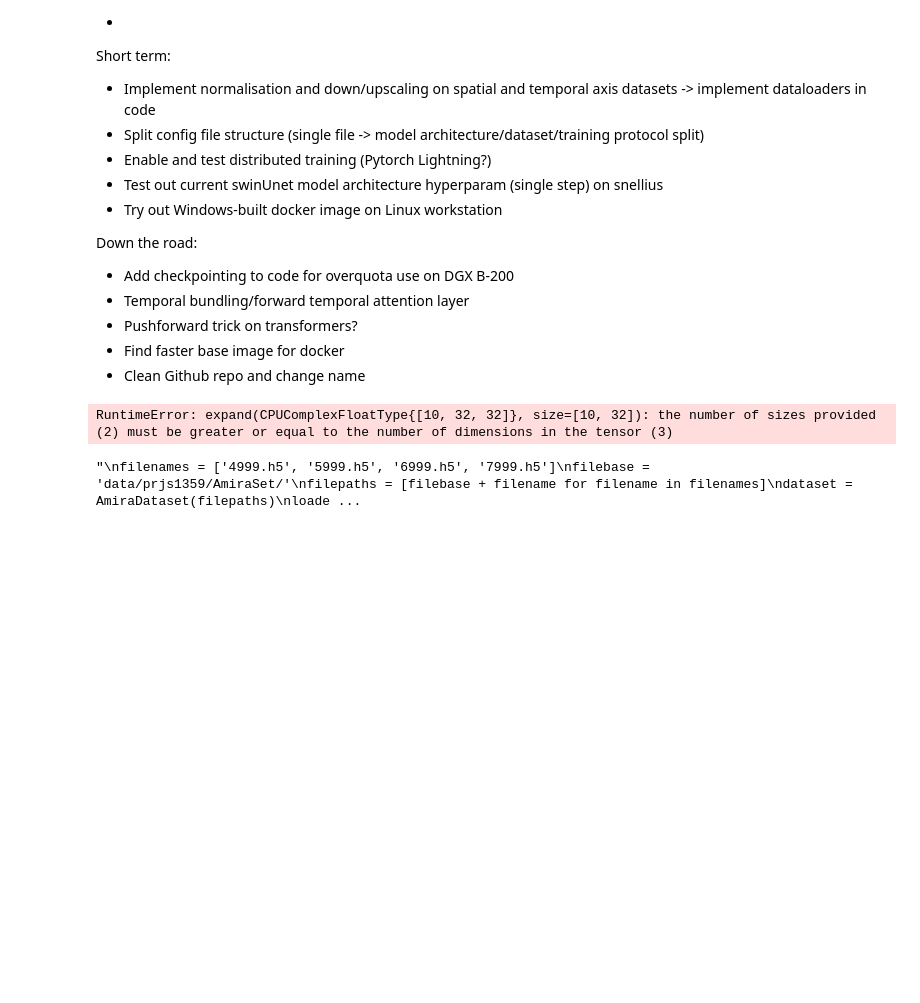
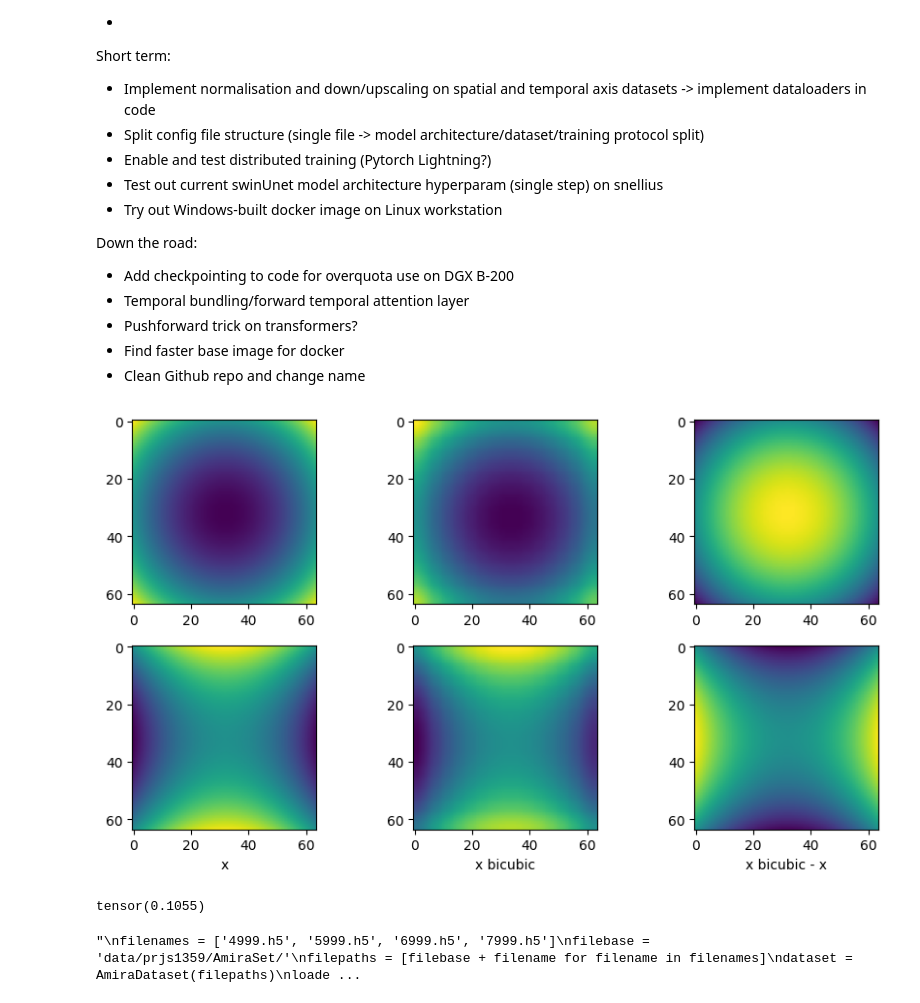
Before and after one commit to tpharmsen/AutoregressiveNeuralOperators, a Jupyter notebook: test.ipynb, the cells around one changed output. Drawn from its saved outputs; the diff is of its cells as text; code cells hidden in the pictures; blank space fills up the shorter version.

```diff
--- a/test.ipynb
+++ b/test.ipynb
@@ -46,31 +46,74 @@ Down the road:
 # %%
 # upscale with bicubic method or fourier spectral method
 
 def bicubic_interpolate(data, target_shape):
     return torch.nn.functional.interpolate(data, size=target_shape, mode='bicubic')
 
 def fourier_spectral_interpolate(data, target_shape):
     current_shape = data.shape
     target_height, target_width = target_shape
     data_f = torch.fft.fft2(data)
     freq_y = torch.fft.fftfreq(current_shape[0], d=1.0)  # frequency for y-axis
     freq_x = torch.fft.fftfreq(current_shape[1], d=1.0)  # frequency for x-axis
     freq_x = freq_x[:target_width]
     freq_y = freq_y[:target_height]
     data_f_resized = torch.zeros((target_height, target_width), dtype=torch.complex64)
     y_min, y_max = (0, min(current_shape[0], target_height))
     x_min, x_max = (0, min(current_shape[1], target_width))
     data_f_resized[:y_max, :x_max] = data_f[:y_max, :x_max]
     data_resized = torch.fft.ifft2(data_f_resized)
     return data_resized.real
 
-x = torch.randn(10,32,32)
-#x1 = bicubic_interpolate(x, (64, 64))
-#print(x1.shape)
+def rescale(data, target_shape, mode='bicubic'):
+    if mode == 'bicubic':
+        return bicubic_interpolate(data, target_shape)
+    elif mode == 'fourier':
+        return fourier_spectral_interpolate(data, target_shape)
+    else:
+        raise ValueError(f'Unknown mode: {mode}')
+'''
+x = torch.randn(1,2,32,32)
+x1 = rescale(x, (64, 64), mode='bicubic')
+print(x1.shape)
+x = torch.randn(32,32)
 x2 = fourier_spectral_interpolate(x, (64,64))
 print(x2.shape)
+'''
+pw = 64
+x = torch.ones(1,2,pw,pw)
+# define x saddle point
+for i in range(pw):
+    for j in range(pw):
+        x[0,0,i,j] = (i-pw/2)**2 + (j-pw/2)**2
+        x[0,1,i,j] = (i-pw/2)**2 - (j-pw/2)**2
+fig, ax = plt.subplots(2,3, figsize=(9,5))
+ax[0,0].imshow(x[0,0,:,:])
+ax[1,0].imshow(x[0,1,:,:])
+ax[1,0].set_xlabel('x')
+
+pix = 16
+xtiny = torch.ones(1,2,pix, pix)
+for i in range(pix):
+    for j in range(pix):
+        xtiny[0,0,i,j] = (i-pix/2)**2 + (j-pix/2)**2
+        xtiny[0,1,i,j] = (i-pix/2)**2 - (j-pix/2)**2
+
+x1 = rescale(xtiny, (64, 64), mode='bicubic')
+ax[0,1].imshow(x1[0,0,:,:])
+ax[1,1].imshow(x1[0,1,:,:])
+ax[1,1].set_xlabel('x bicubic')
+
+diff0 = x1[0,0,:,:]-x[0,0,:,:]
+diff1 = x1[0,1,:,:]-x[0,1,:,:]
+ax[0,2].imshow(diff0)
+ax[1,2].imshow(diff1)
+ax[1,2].set_xlabel('x bicubic - x')
+plt.tight_layout()
+plt.show()
+diff0.max()
 # %% [output]
+[figure, added]
-RuntimeError: expand(CPUComplexFloatType{[10, 32, 32]}, size=[10, 32]): the number of sizes provided (2) must be greater or equal to the number of dimensions in the tensor (3)
+tensor(0.1055)
 # %%
 import torch
 from torch.utils.data import Dataset
```
